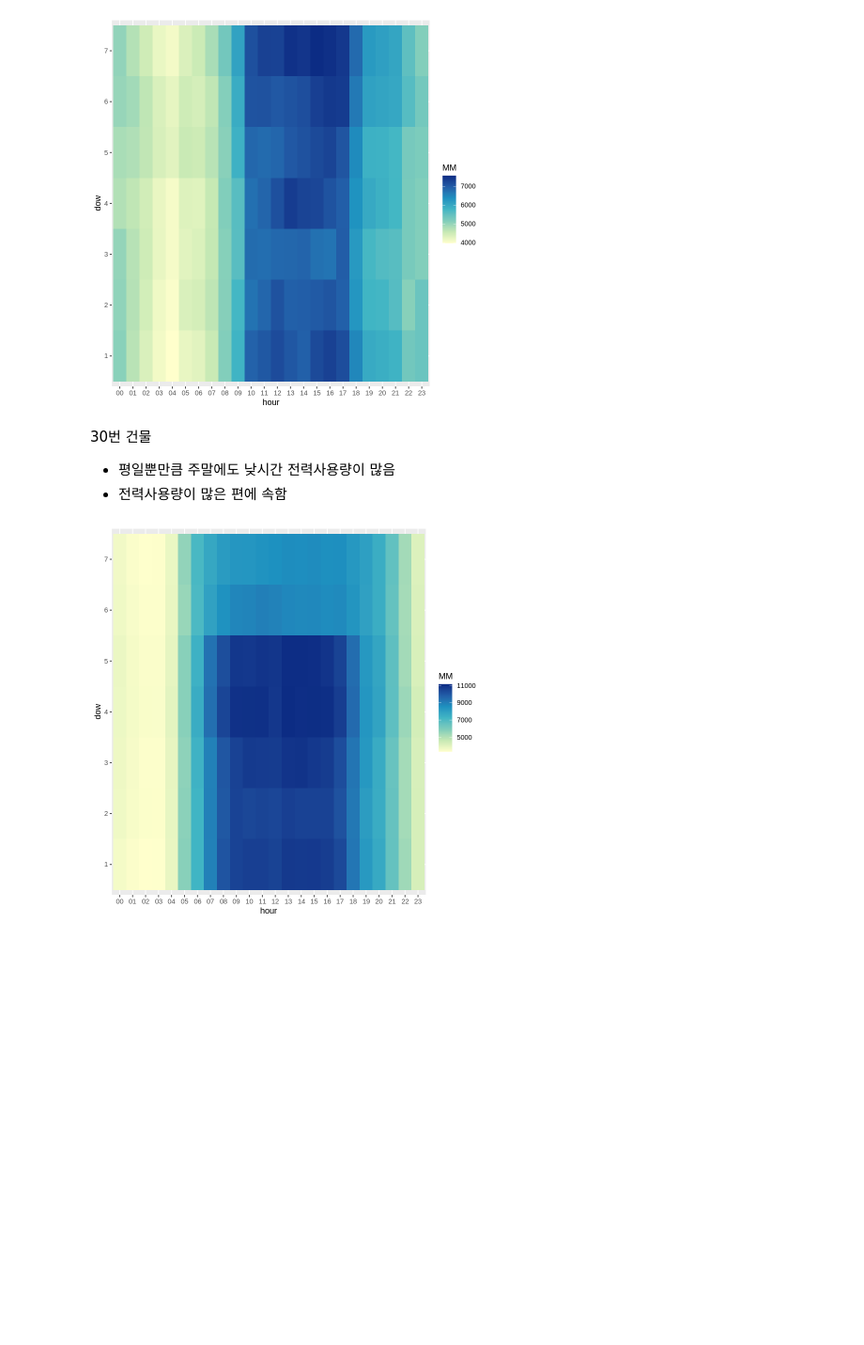
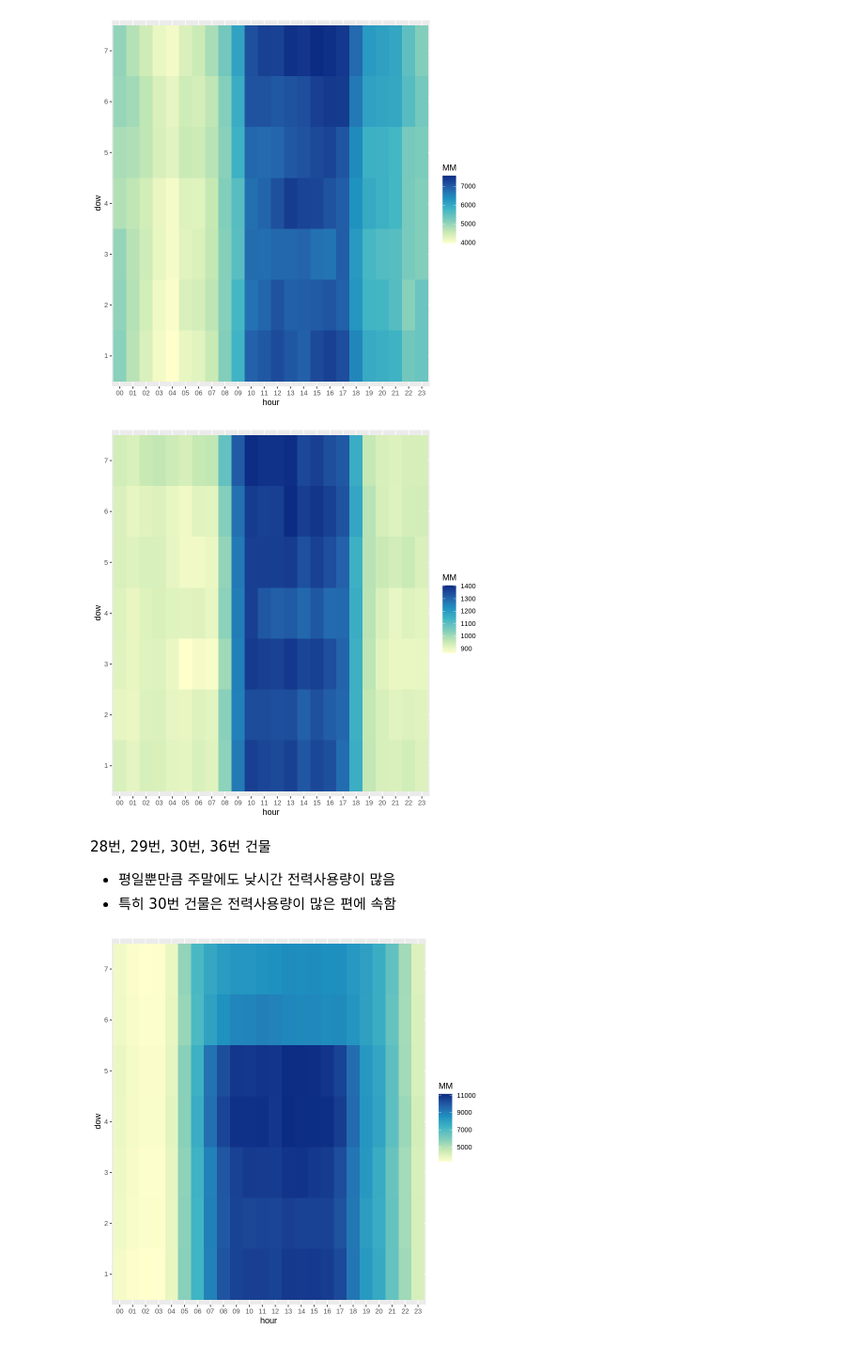
Before and after one commit to mjiii25/prac_class, a Jupyter notebook: team-project.ipynb, the cells around one changed output. Shown at 94% size. Saved outputs shown, nothing was run; the diff lists cells and outputs as text; code cells hidden in the pictures; blank space fills up the shorter version.

```diff
--- a/team-project.ipynb
+++ b/team-project.ipynb
@@ -317,10 +319,18 @@ dt_train_B[ num == 30, .(MM = mean(전력사용량)), by = .(hour, dow)] %>%
   scale_fill_distiller(palette = 'YlGnBu', direction = 1)
 # %% [output]
 [figure]
+# %%
+# 36번 건물
+dt_train_B[ num == 36, .(MM = mean(전력사용량)), by = .(hour, dow)] %>%
+  ggplot(aes(hour, dow, fill = MM)) +
+  geom_tile() +
+  scale_fill_distiller(palette = 'YlGnBu', direction = 1)
+# %% [output]
+[figure, added]
 # %% [markdown]
-30번 건물
+28번, 29번, 30번, 36번 건물
 - 평일뿐만큼 주말에도 낮시간 전력사용량이 많음
-- 전력사용량이 많은 편에 속함
+- 특히 30번 건물은 전력사용량이 많은 편에 속함
 # %%
 # 38번 건물
 dt_train_B[ num == 38, .(MM = mean(전력사용량)), by = .(hour, dow)] %>%
```
Also changed, not shown: parts of 24 cells of this notebook.
